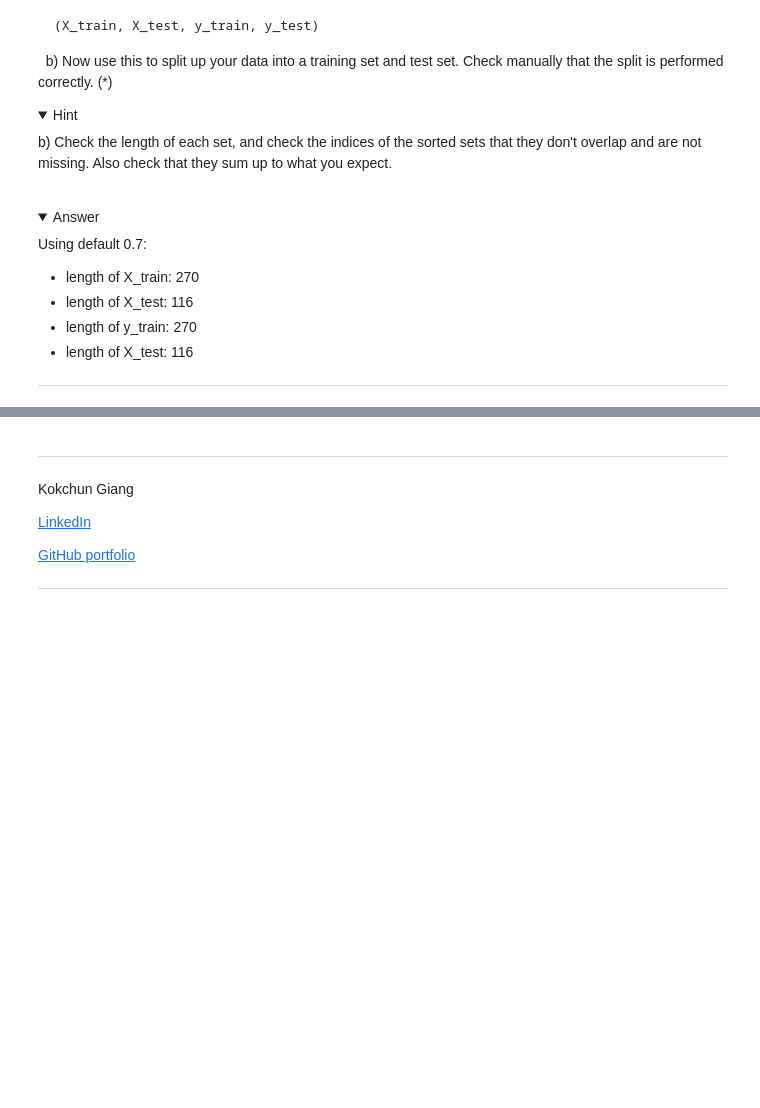
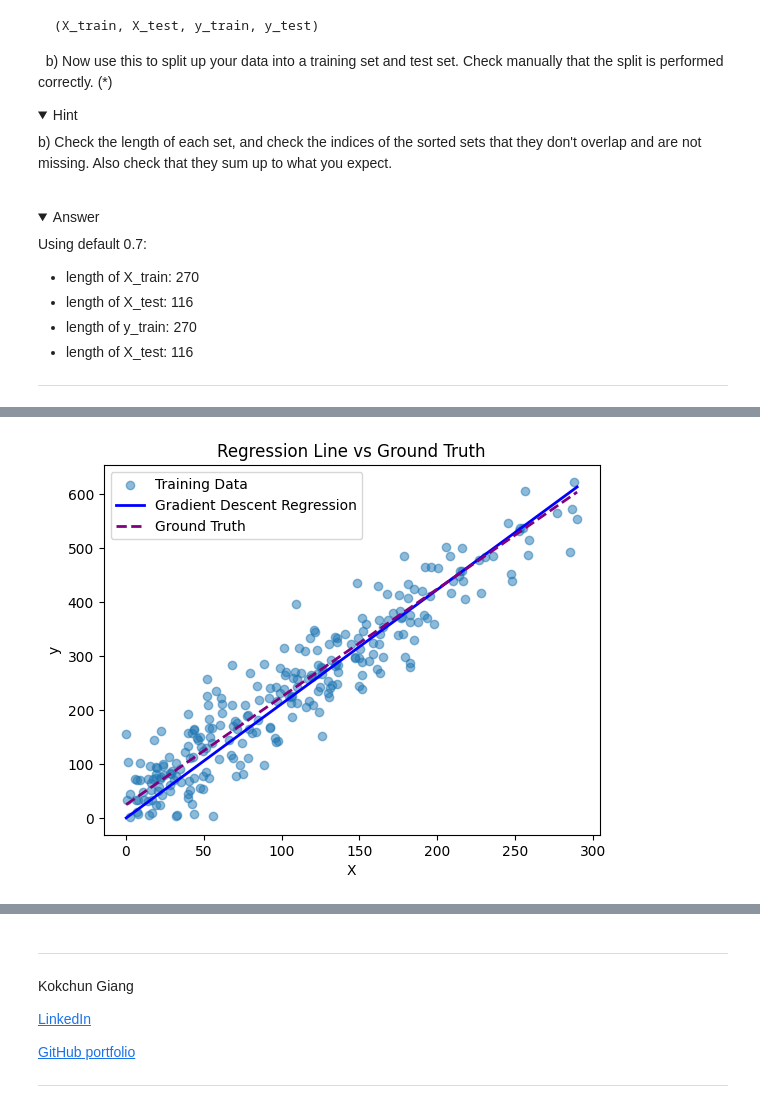
Before and after one commit to PaerBrady/Machine-learning-AI24, a Jupyter notebook: Exercises/E00_linear_regression.ipynb, the cells around one changed output, grey strips where cells are left out. Cells and saved outputs as stored; diff of their text form; code cells hidden in the pictures; folded sections open; blank space fills up the shorter version.

```diff
--- a/Exercises/E00_linear_regression.ipynb
+++ b/Exercises/E00_linear_regression.ipynb
@@ -309,0 +326,15 @@ Using default 0.7:
+# %%
+import pandas as pd
+
+# Example data
+df = df
+
+X = df[["Minutes"]]  # Feature
+y = df[["Cost"]]  # Target
+
+# Split data
+X_train, X_test, y_train, y_test = train_test_split(X, y, train_fraction=0.7, random_state=42)
+
+# Print results
+print("X_train:\n", X_train)
+print("X_test:\n", X_test)
@@ -334,0 +405,52 @@ It is important to keep track of the shapes of the vectors, matrices in order fo
+# %%
+X = np.array(X_train)
+y = np.array(y_train)
+
+def gradient_slope(X, y):
+    iterations = 1000
+    slope = 1
+    intercept = 0
+    learning_rate = 0.00001
+    n = len(X)
+
+    for _ in range(iterations):
+        y_pred = slope * X + intercept
+        gradient_slope = (-2 / n) * sum(X * (y - y_pred))
+        gradient_intercept = (-2 / n) * sum(y - y_pred)
+
+        intercept -= learning_rate * gradient_intercept
+        slope -= learning_rate * gradient_slope
+
+    return slope, intercept
+
+gradient_slope(X, y)
+
+# Get the learned slope and intercept from gradient descent
+learned_slope, learned_intercept = gradient_slope(X, y)
+
+# --- Prepare the plot ---
+
+# Create a scatter plot of the training data
+plt.scatter(X, y, alpha=0.5, label='Training Data')
+
+# Create x-values for plotting the regression lines
+x_line = np.linspace(X.min(), X.max(), 100)
+
+# Calculate y-values for the gradient descent regression line
+y_pred_line = learned_slope * x_line + learned_intercept
+
+# Plot the regression line from gradient descent
+plt.plot(x_line, y_pred_line, color='blue', linewidth=2, label='Gradient Descent Regression')
+
+# Plot the ground truth line for comparison (if known)
+y_ground_truth = 2 * x_line + 25
+plt.plot(x_line, y_ground_truth, color='purple', linestyle='--', linewidth=2, label='Ground Truth')
+
+# Label the axes and add a legend
+plt.xlabel('X')
+plt.ylabel('y')
+plt.title('Regression Line vs Ground Truth')
+plt.legend()
+plt.show()
+# %% [output]
+[figure, added]
```
Also changed, not shown: parts of 9 cells of this notebook, 3 other files.
